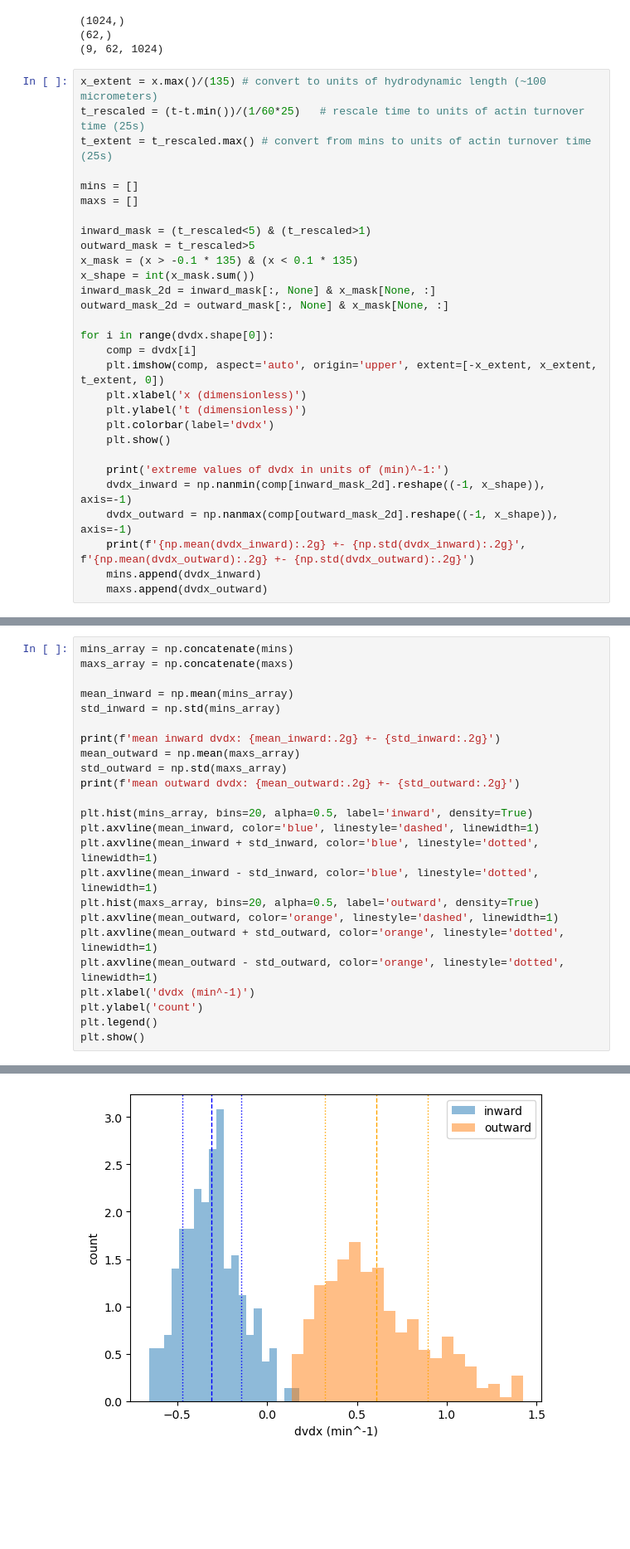
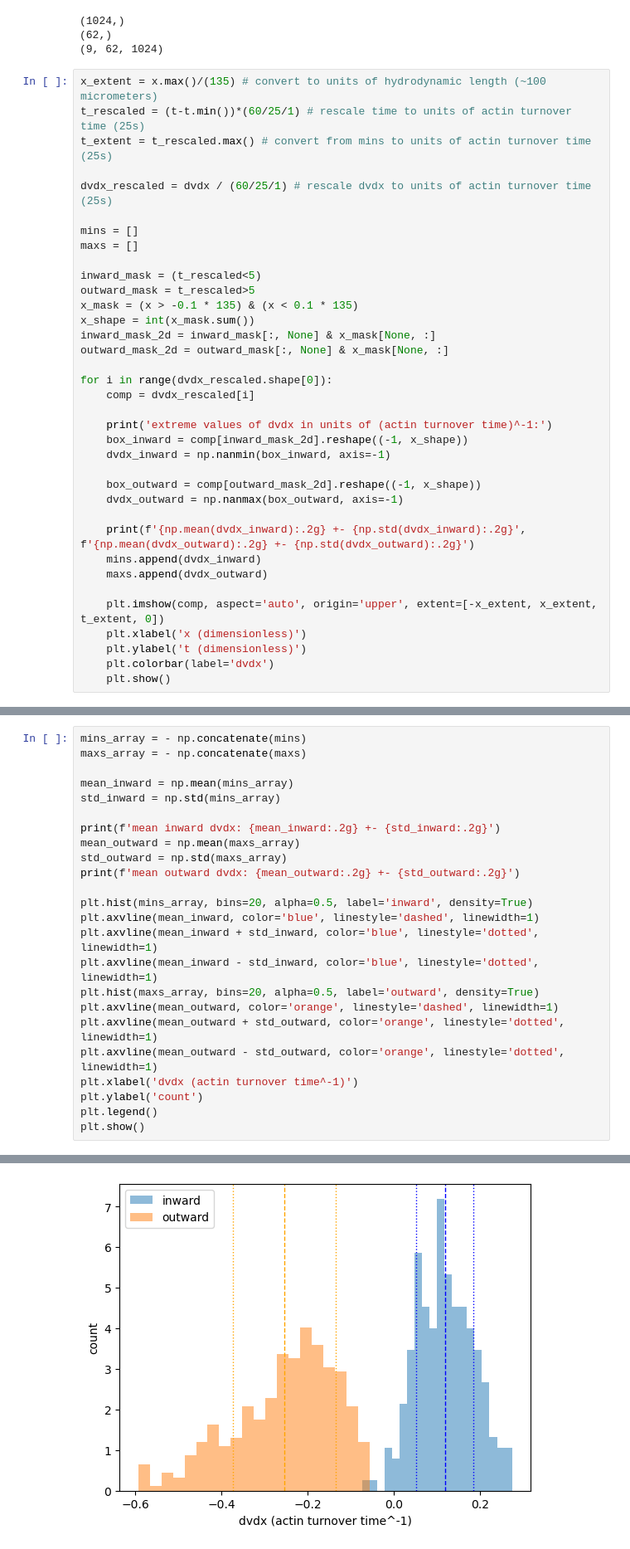
Before and after one commit to Irene-Li/Zebrafish_cleavage, a Jupyter notebook: notebooks/data_analysis.ipynb, the cells around one changed output, grey strips where cells are left out. Shown at 83% size. Saved outputs shown, nothing was run; the diff lists cells and outputs as text; blank space fills up the shorter version.

```diff
--- a/notebooks/data_analysis.ipynb
+++ b/notebooks/data_analysis.ipynb
@@ -27,31 +27,38 @@ print(dvdx.shape)
 (9, 62, 1024)
 # %%
 x_extent = x.max()/(135) # convert to units of hydrodynamic length (~100 micrometers)
-t_rescaled = (t-t.min())/(1/60*25)   # rescale time to units of actin turnover time (25s)
+t_rescaled = (t-t.min())*(60/25/1) # rescale time to units of actin turnover time (25s)
 t_extent = t_rescaled.max() # convert from mins to units of actin turnover time (25s)
+
+dvdx_rescaled = dvdx / (60/25/1) # rescale dvdx to units of actin turnover time (25s)
 
 mins = []
 maxs = []
 
-inward_mask = (t_rescaled<5) & (t_rescaled>1)
+inward_mask = (t_rescaled<5)
 outward_mask = t_rescaled>5
 x_mask = (x > -0.1 * 135) & (x < 0.1 * 135)
 x_shape = int(x_mask.sum())
 inward_mask_2d = inward_mask[:, None] & x_mask[None, :]
 outward_mask_2d = outward_mask[:, None] & x_mask[None, :]
 
-for i in range(dvdx.shape[0]):
-    comp = dvdx[i]
+for i in range(dvdx_rescaled.shape[0]):
+    comp = dvdx_rescaled[i]
+
+    print('extreme values of dvdx in units of (actin turnover time)^-1:')
+    box_inward = comp[inward_mask_2d].reshape((-1, x_shape))
+    dvdx_inward = np.nanmin(box_inward, axis=-1)
+
+    box_outward = comp[outward_mask_2d].reshape((-1, x_shape))
+    dvdx_outward = np.nanmax(box_outward, axis=-1)
+
+    print(f'{np.mean(dvdx_inward):.2g} +- {np.std(dvdx_inward):.2g}', f'{np.mean(dvdx_outward):.2g} +- {np.std(dvdx_outward):.2g}')
+    mins.append(dvdx_inward)
+    maxs.append(dvdx_outward)
+
     plt.imshow(comp, aspect='auto', origin='upper', extent=[-x_extent, x_extent, t_extent, 0])
     plt.xlabel('x (dimensionless)')
     plt.ylabel('t (dimensionless)')
     plt.colorbar(label='dvdx')
     plt.show()
-
-    print('extreme values of dvdx in units of (min)^-1:')
-    dvdx_inward = np.nanmin(comp[inward_mask_2d].reshape((-1, x_shape)), axis=-1)
-    dvdx_outward = np.nanmax(comp[outward_mask_2d].reshape((-1, x_shape)), axis=-1)
-    print(f'{np.mean(dvdx_inward):.2g} +- {np.std(dvdx_inward):.2g}', f'{np.mean(dvdx_outward):.2g} +- {np.std(dvdx_outward):.2g}')
-    mins.append(dvdx_inward)
-    maxs.append(dvdx_outward)
 # %% [output]
@@ -76,7 +83,7 @@ extreme values of dvdx in units of (min)^-1:
 ... (6 outputs left out)
 # %%
-mins_array = np.concatenate(mins)
-maxs_array = np.concatenate(maxs)
+mins_array = - np.concatenate(mins)
+maxs_array = - np.concatenate(maxs)
 
 mean_inward = np.mean(mins_array)
 std_inward = np.std(mins_array)
@@ -94,7 +101,7 @@ plt.hist(maxs_array, bins=20, alpha=0.5, label='outward', density=True)
 plt.axvline(mean_outward, color='orange', linestyle='dashed', linewidth=1)
 plt.axvline(mean_outward + std_outward, color='orange', linestyle='dotted', linewidth=1)
 plt.axvline(mean_outward - std_outward, color='orange', linestyle='dotted', linewidth=1)
-plt.xlabel('dvdx (min^-1)')
+plt.xlabel('dvdx (actin turnover time^-1)')
 plt.ylabel('count')
 plt.legend()
 plt.show()
@@ -104 +111 @@ mean outward dvdx: 0.61 +- 0.29
-[figure, old version]
+[figure, new version]
```
Also changed, not shown: parts of 4 cells of this notebook, 6 other files.
